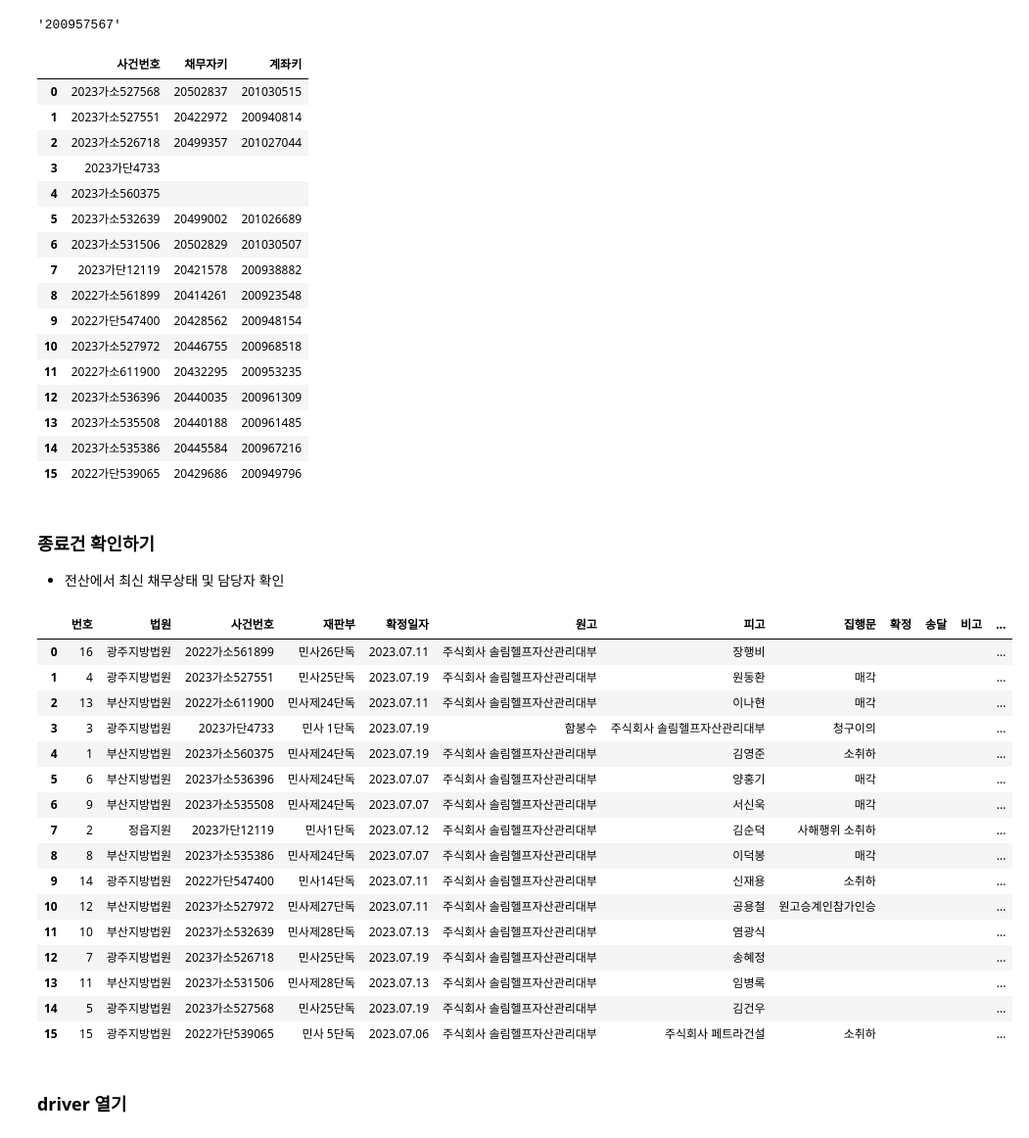
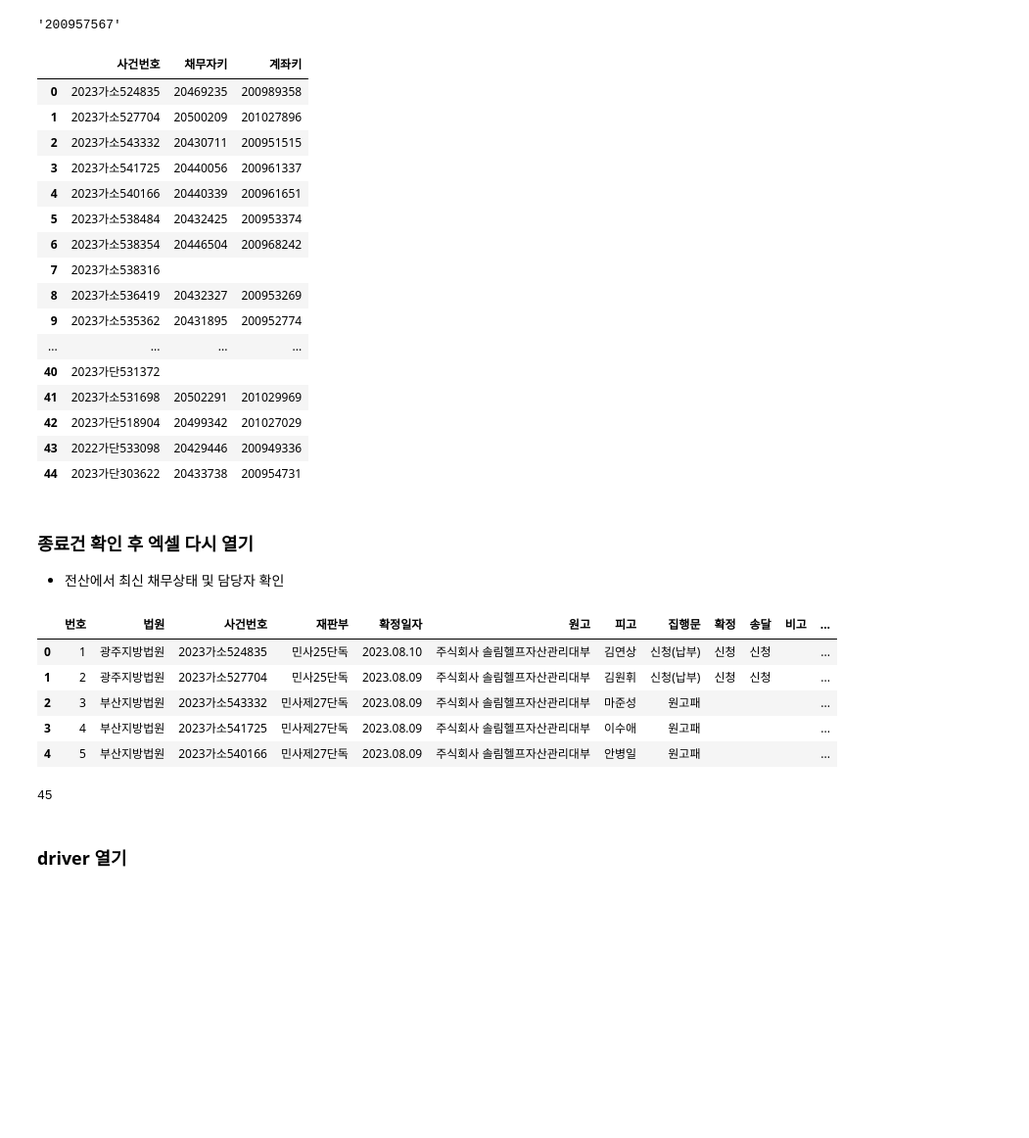
Before and after one commit to jbmyou/python_work, a Jupyter notebook: fileNaming/집행문sele.ipynb, the cells around one changed output. Shown at 98% size. Saved outputs shown, nothing was run; the diff lists cells and outputs as text; code cells hidden in the pictures; blank space fills up the shorter version.

```diff
--- a/fileNaming/집행문sele.ipynb
+++ b/fileNaming/집행문sele.ipynb
@@ -38,7 +38,7 @@ import traceback
 # %%
 ##################################
 # 사건번호 눌러보고 집행문 발급 가능한 것만으로 목록작성 하도록!!!!!!!!!
-lastday = "230724"
+lastday = "230810"
 ##################################
 excel_dir = join(r"D:\4.관리\전자소송", lastday)
 excel_file = "집행문신청_" + lastday
@@ -309,49 +309,40 @@ with pd.ExcelWriter(path_excel, engine='openpyxl', mode = 'a', if_sheet_exists =
 df[["사건번호", "채무자키","계좌키"]]
 # %% [output]
 |  | 사건번호 | 채무자키 | 계좌키 |
-| 0 | 2023가소527568 | 20502837 | 201030515 |
-| 1 | 2023가소527551 | 20422972 | 200940814 |
-| 2 | 2023가소526718 | 20499357 | 201027044 |
-| 3 | 2023가단4733 |  |  |
-| 4 | 2023가소560375 |  |  |
-| 5 | 2023가소532639 | 20499002 | 201026689 |
-| 6 | 2023가소531506 | 20502829 | 201030507 |
-| 7 | 2023가단12119 | 20421578 | 200938882 |
-| 8 | 2022가소561899 | 20414261 | 200923548 |
-| 9 | 2022가단547400 | 20428562 | 200948154 |
-| 10 | 2023가소527972 | 20446755 | 200968518 |
-| 11 | 2022가소611900 | 20432295 | 200953235 |
-| 12 | 2023가소536396 | 20440035 | 200961309 |
-| 13 | 2023가소535508 | 20440188 | 200961485 |
-| 14 | 2023가소535386 | 20445584 | 200967216 |
-| 15 | 2022가단539065 | 20429686 | 200949796 |
+| 0 | 2023가소524835 | 20469235 | 200989358 |
+| 1 | 2023가소527704 | 20500209 | 201027896 |
+| 2 | 2023가소543332 | 20430711 | 200951515 |
+| 3 | 2023가소541725 | 20440056 | 200961337 |
+| 4 | 2023가소540166 | 20440339 | 200961651 |
+| 5 | 2023가소538484 | 20432425 | 200953374 |
+| 6 | 2023가소538354 | 20446504 | 200968242 |
+| 7 | 2023가소538316 |  |  |
+| 8 | 2023가소536419 | 20432327 | 200953269 |
+| 9 | 2023가소535362 | 20431895 | 200952774 |
+| ... | ... | ... | ... |
+| 40 | 2023가단531372 |  |  |
+| 41 | 2023가소531698 | 20502291 | 201029969 |
+| 42 | 2023가단518904 | 20499342 | 201027029 |
+| 43 | 2022가단533098 | 20429446 | 200949336 |
+| 44 | 2023가단303622 | 20433738 | 200954731 |
 # %% [markdown]
-### 종료건 확인하기
+### 종료건 확인 후 엑셀 다시 열기
 - 전산에서 최신 채무상태 및 담당자 확인
 # %%
 # 엑셀 수작업 후 다시 열기
 df_origin = pd.read_excel(path_excel, sheet_name="집행문").fillna("")
 df_origin.법원 = df_origin.법원.str.replace("지법", "지방법원")
 df = df_origin.copy()
-df
+display(df.head())
+print(len(df))
 # %% [output]
 |  | 번호 | 법원 | 사건번호 | 재판부 | 확정일자 | 원고 | 피고 | 집행문 | 확정 | 송달 | 비고 | ... |
-| 0 | 16 | 광주지방법원 | 2022가소561899 | 민사26단독 | 2023.07.11 | 주식회사 솔림헬프자산관리대부 | 장행비 |  |  |  |  | ... |
-| 1 | 4 | 광주지방법원 | 2023가소527551 | 민사25단독 | 2023.07.19 | 주식회사 솔림헬프자산관리대부 | 원동환 | 매각 |  |  |  | ... |
-| 2 | 13 | 부산지방법원 | 2022가소611900 | 민사제24단독 | 2023.07.11 | 주식회사 솔림헬프자산관리대부 | 이나현 | 매각 |  |  |  | ... |
-| 3 | 3 | 광주지방법원 | 2023가단4733 | 민사 1단독 | 2023.07.19 | 함봉수 | 주식회사 솔림헬프자산관리대부 | 청구이의 |  |  |  | ... |
-| 4 | 1 | 부산지방법원 | 2023가소560375 | 민사제24단독 | 2023.07.19 | 주식회사 솔림헬프자산관리대부 | 김영준 | 소취하 |  |  |  | ... |
-| 5 | 6 | 부산지방법원 | 2023가소536396 | 민사제24단독 | 2023.07.07 | 주식회사 솔림헬프자산관리대부 | 양홍기 | 매각 |  |  |  | ... |
-| 6 | 9 | 부산지방법원 | 2023가소535508 | 민사제24단독 | 2023.07.07 | 주식회사 솔림헬프자산관리대부 | 서신욱 | 매각 |  |  |  | ... |
-| 7 | 2 | 정읍지원 | 2023가단12119 | 민사1단독 | 2023.07.12 | 주식회사 솔림헬프자산관리대부 | 김순덕 | 사해행위 소취하 |  |  |  | ... |
-| 8 | 8 | 부산지방법원 | 2023가소535386 | 민사제24단독 | 2023.07.07 | 주식회사 솔림헬프자산관리대부 | 이덕봉 | 매각 |  |  |  | ... |
-| 9 | 14 | 광주지방법원 | 2022가단547400 | 민사14단독 | 2023.07.11 | 주식회사 솔림헬프자산관리대부 | 신재용 | 소취하 |  |  |  | ... |
-| 10 | 12 | 부산지방법원 | 2023가소527972 | 민사제27단독 | 2023.07.11 | 주식회사 솔림헬프자산관리대부 | 공용철 | 원고승계인참가인승 |  |  |  | ... |
-| 11 | 10 | 부산지방법원 | 2023가소532639 | 민사제28단독 | 2023.07.13 | 주식회사 솔림헬프자산관리대부 | 염광식 |  |  |  |  | ... |
-| 12 | 7 | 광주지방법원 | 2023가소526718 | 민사25단독 | 2023.07.19 | 주식회사 솔림헬프자산관리대부 | 송혜정 |  |  |  |  | ... |
-| 13 | 11 | 부산지방법원 | 2023가소531506 | 민사제28단독 | 2023.07.13 | 주식회사 솔림헬프자산관리대부 | 임병록 |  |  |  |  | ... |
-| 14 | 5 | 광주지방법원 | 2023가소527568 | 민사25단독 | 2023.07.19 | 주식회사 솔림헬프자산관리대부 | 김건우 |  |  |  |  | ... |
-| 15 | 15 | 광주지방법원 | 2022가단539065 | 민사 5단독 | 2023.07.06 | 주식회사 솔림헬프자산관리대부 | 주식회사 페트라건설 | 소취하 |  |  |  | ... |
+| 0 | 1 | 광주지방법원 | 2023가소524835 | 민사25단독 | 2023.08.10 | 주식회사 솔림헬프자산관리대부 | 김연상 | 신청(납부) | 신청 | 신청 |  | ... |
+| 1 | 2 | 광주지방법원 | 2023가소527704 | 민사25단독 | 2023.08.09 | 주식회사 솔림헬프자산관리대부 | 김원휘 | 신청(납부) | 신청 | 신청 |  | ... |
+| 2 | 3 | 부산지방법원 | 2023가소543332 | 민사제27단독 | 2023.08.09 | 주식회사 솔림헬프자산관리대부 | 마준성 | 원고패 |  |  |  | ... |
+| 3 | 4 | 부산지방법원 | 2023가소541725 | 민사제27단독 | 2023.08.09 | 주식회사 솔림헬프자산관리대부 | 이수애 | 원고패 |  |  |  | ... |
+| 4 | 5 | 부산지방법원 | 2023가소540166 | 민사제27단독 | 2023.08.09 | 주식회사 솔림헬프자산관리대부 | 안병일 | 원고패 |  |  |  | ... |
+45
 # %% [markdown]
 ### driver 열기
 # %%
```
Also changed, not shown: parts of 7 cells of this notebook, 2 other files.
